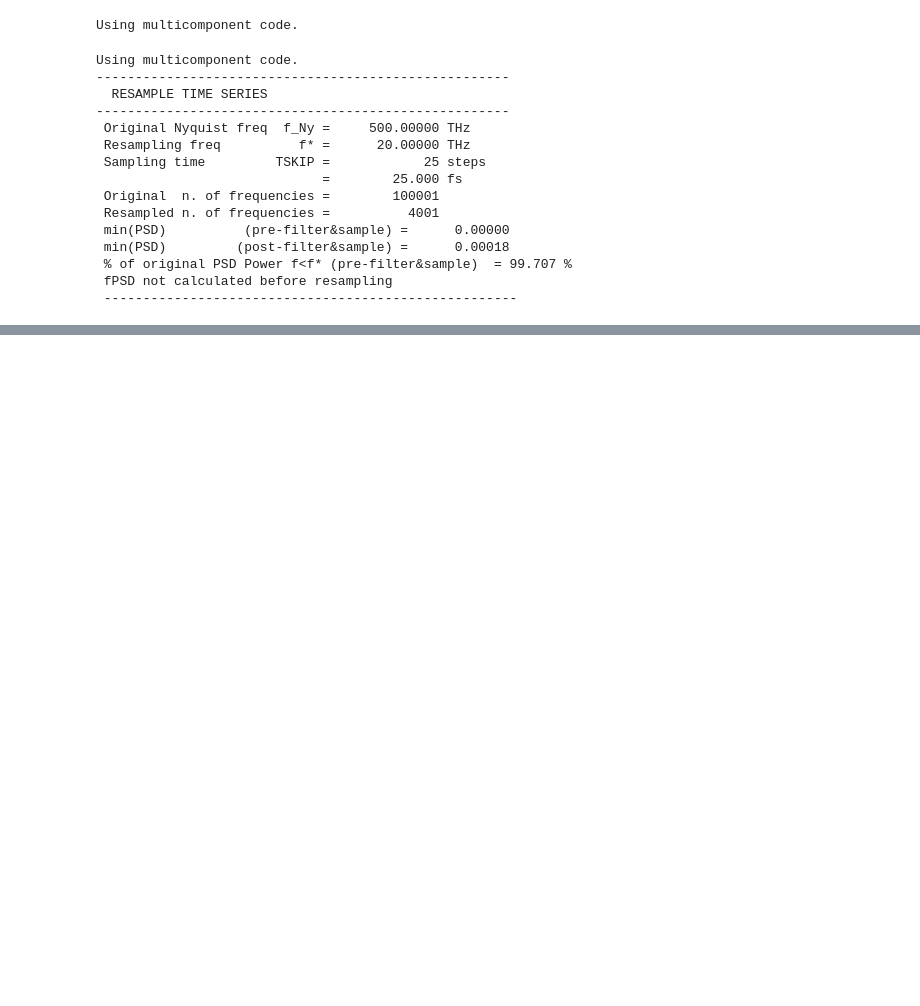
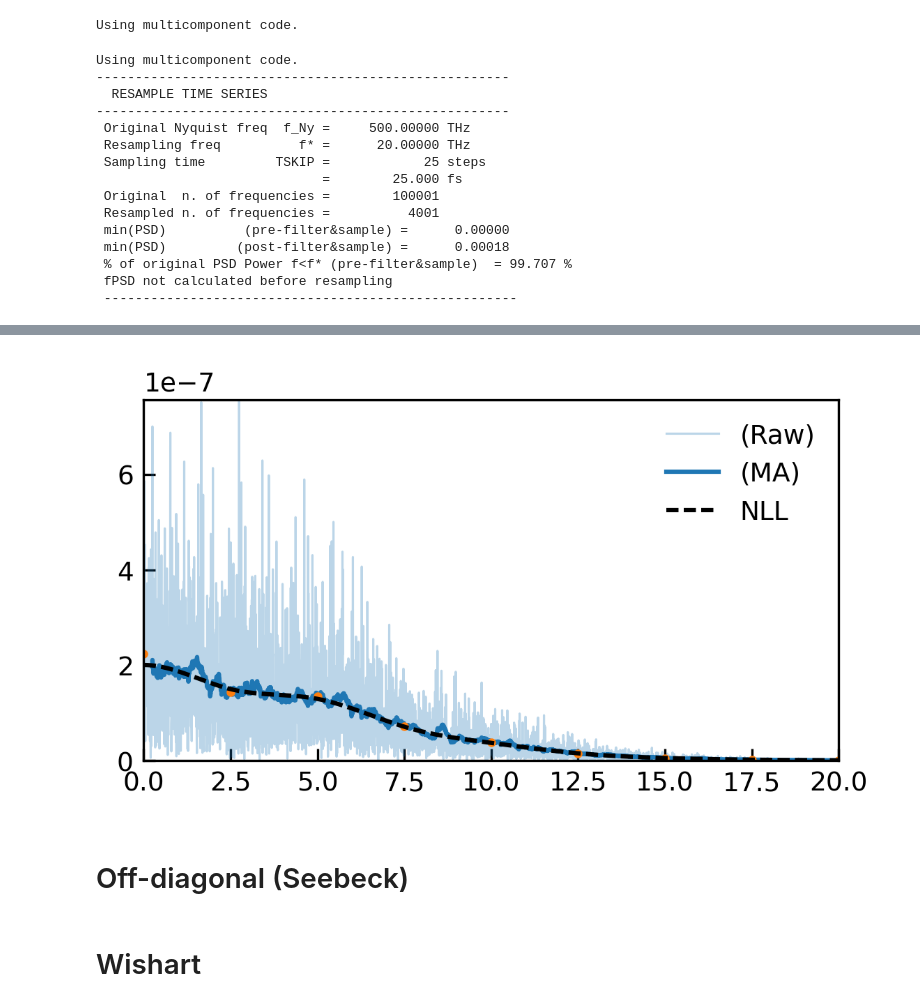
Before and after one commit to ppegolo/sportran, a Jupyter notebook: examples/07_example_negative_log_likelihood.ipynb, the cells around one changed output, grey strips where cells are left out. Cells and saved outputs as stored; diff of their text form; code cells hidden in the pictures; blank space fills up the shorter version.

Commit message:
Start testing single matrix element NLL estimates

```diff
--- a/examples/07_example_negative_log_likelihood.ipynb
+++ b/examples/07_example_negative_log_likelihood.ipynb
@@ -71 +112,65 @@ Using multicomponent code.
+# %%
+omega = flux_resample.maxlike.omega
+data_chisquare = flux_resample.maxlike.data
+estimate = flux_resample.NLL_spline(omega)
+estimate_p = flux_resample.NLL_spline_upper(omega)
+estimate_m = flux_resample.NLL_spline_lower(omega)
+
+ip = 0
+addaxes = []
+
+N = data_chisquare.shape[-1]
+fs = plt.rcParams['figure.figsize']
+
+fig, ax = plt.subplots()
+
+pl, = ax.plot(flux_resample.freqs_THz,
+                data_chisquare*flux_resample.KAPPA_SCALE/2,
+                alpha = 0.3,
+                label = f'(Raw)',
+        )
+
+ax.plot(flux_resample.freqs_THz,
+        pd.Series(data_chisquare).rolling(window=50).mean()*flux_resample.KAPPA_SCALE/2,
+        alpha = 1,
+        label = f'(MA)',
+        lw = 1.5,
+        color = pl.get_color()
+        )
+
+x = flux_resample.freqs_THz[flux_resample.maxlike.omega_fixed]
+y = flux_resample.maxlike._guess_data*flux_resample.KAPPA_SCALE/2
+ax.plot(x, y, 'o')
+
+ymin, ymax = ax.get_ylim()
+
+x, y = flux_resample.freqs_THz, estimate*flux_resample.KAPPA_SCALE/2
+ym, yp = estimate_m*flux_resample.KAPPA_SCALE/2, estimate_p*flux_resample.KAPPA_SCALE/2
+
+ax.plot(x,
+        y,
+        color = 'k',
+        lw = 1.5,
+        label = 'NLL',
+        ls = '--')
+
+# ax.fill_between(x,
+#                 ym,
+#                 yp,
+#                 color = 'k',
+#                 alpha = 0.5)
+
+# # ax.set_xlim(0,10)
+ax.set_ylim(0,ymax)
+# ax.set_xlabel('$\omega/2\pi$ (THz)')
+
+ax.legend()
+
+fig.tight_layout()
+# %% [output]
+[figure, added]
+# %% [markdown]
+# Off-diagonal (Seebeck)
+# %% [markdown]
+# Wishart
 # %%
```
Also changed, not shown: parts of 6 cells of this notebook, 3 other files.
